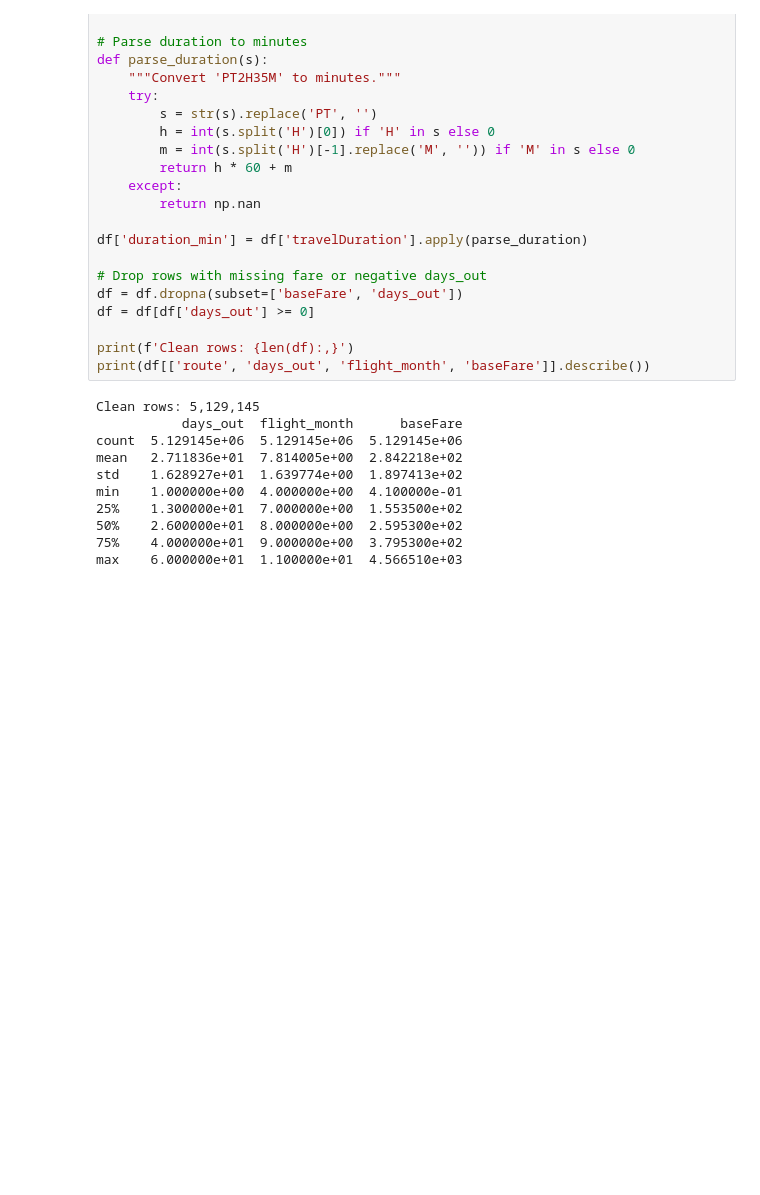
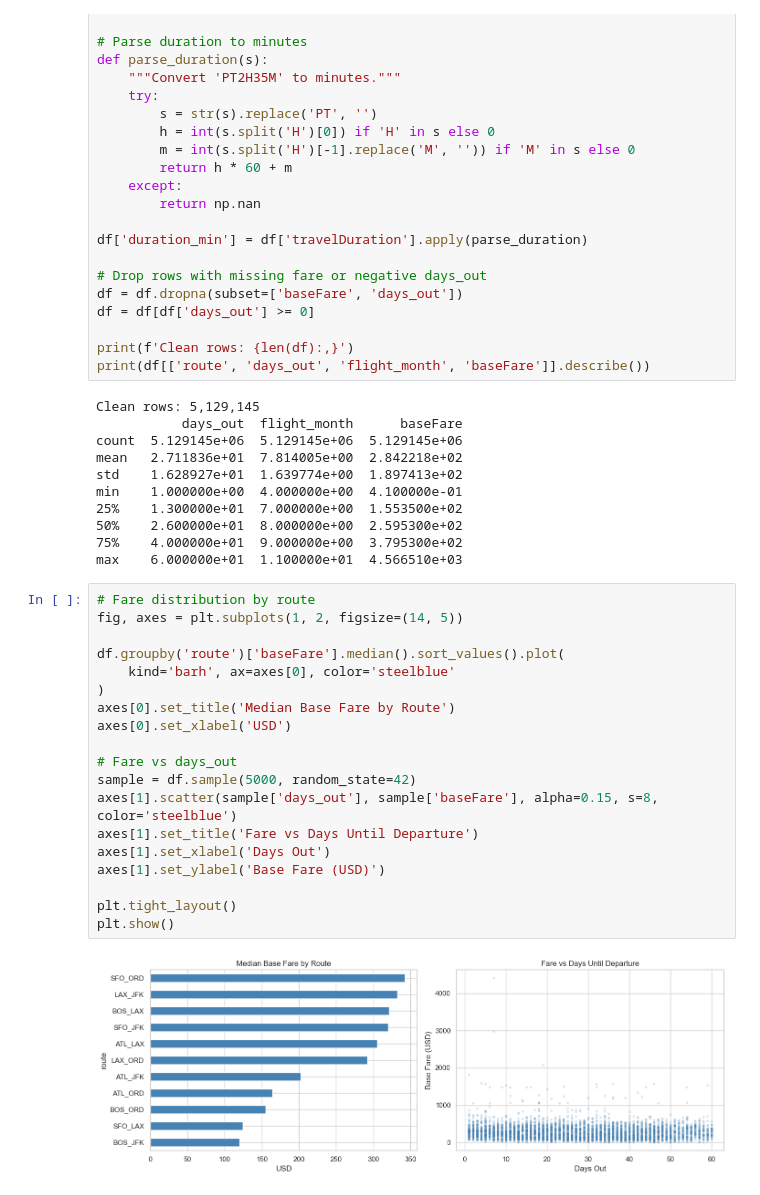
Before and after one commit to Splash791/Tailwind, a Jupyter notebook: Tailwind.ipynb, the cells around one changed output. Drawn from its saved outputs; the diff is of its cells as text; blank space fills up the shorter version.

Commit message:
eda visualization

```diff
--- a/Tailwind.ipynb
+++ b/Tailwind.ipynb
@@ -213,3 +213,24 @@ min    1.000000e+00  4.000000e+00  4.100000e-01
 50%    2.600000e+01  8.000000e+00  2.595300e+02
 75%    4.000000e+01  9.000000e+00  3.795300e+02
 max    6.000000e+01  1.100000e+01  4.566510e+03
+# %%
+# Fare distribution by route
+fig, axes = plt.subplots(1, 2, figsize=(14, 5))
+
+df.groupby('route')['baseFare'].median().sort_values().plot(
+    kind='barh', ax=axes[0], color='steelblue'
+)
+axes[0].set_title('Median Base Fare by Route')
+axes[0].set_xlabel('USD')
+
+# Fare vs days_out
+sample = df.sample(5000, random_state=42)
+axes[1].scatter(sample['days_out'], sample['baseFare'], alpha=0.15, s=8, color='steelblue')
+axes[1].set_title('Fare vs Days Until Departure')
+axes[1].set_xlabel('Days Out')
+axes[1].set_ylabel('Base Fare (USD)')
+
+plt.tight_layout()
+plt.show()
+# %% [output]
+[figure, added]
```
Also changed, not shown: parts of 2 cells of this notebook.
